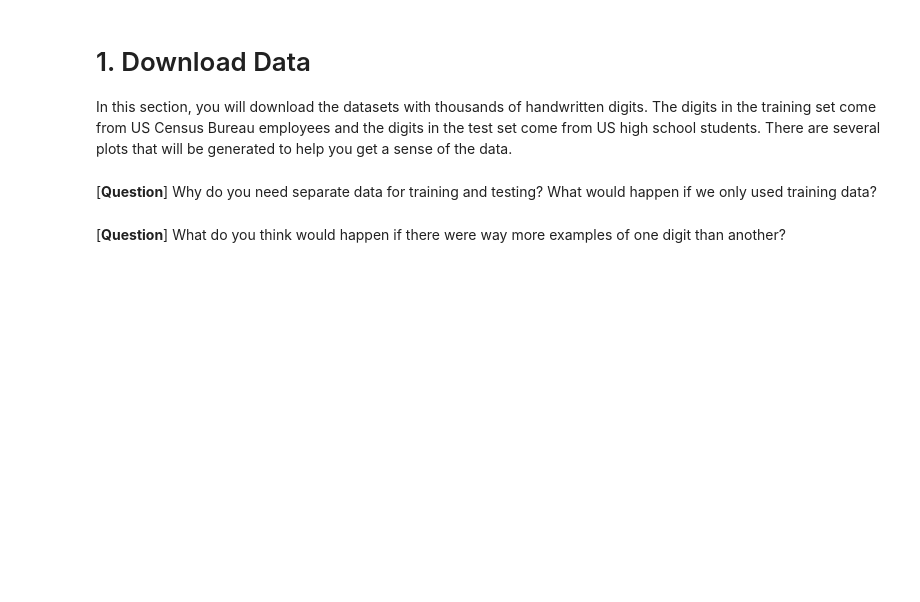
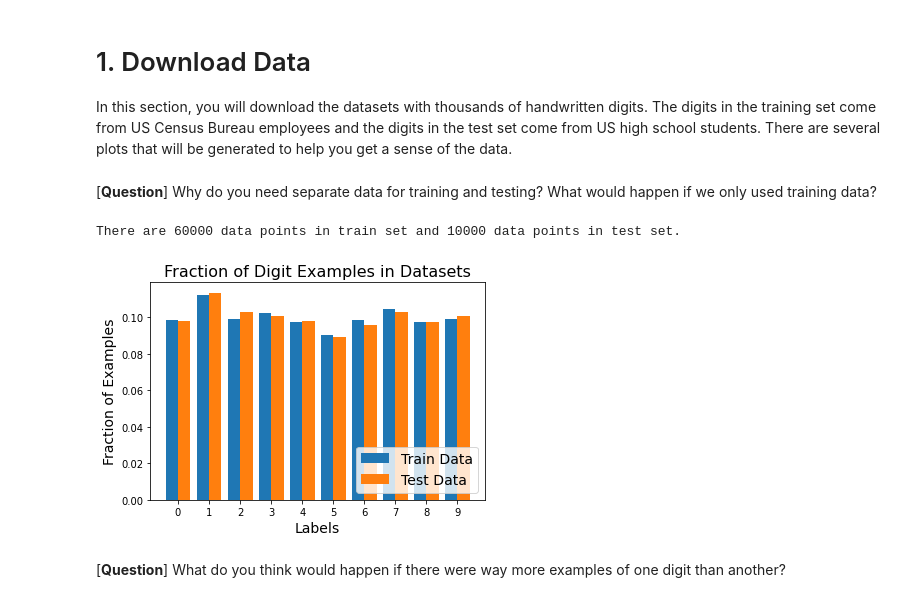
Before and after one commit to rsfwalters/NEU-OB-MLP, a Jupyter notebook: Digit_Classification_with_MNIST.ipynb, the cells around one changed output. Saved outputs shown, nothing was run; the diff lists cells and outputs as text; code cells hidden in the pictures; blank space fills up the shorter version.

```diff
--- a/Digit_Classification_with_MNIST.ipynb
+++ b/Digit_Classification_with_MNIST.ipynb
@@ -27,20 +27,23 @@ test_data = MNIST(root='data', train=False, transform=ToTensor(), download=True)
 # %%
 # print stats about datasets
 print(f'There are {len(train_data)} data points in train set' \
       f' and {len(test_data)} data points in test set.')
 
 # plot distribution of labels in train and test set
 plt.figure()
-plt.hist(train_data.targets, torch.arange(10)-0.7,
+plt.hist(train_data.targets, torch.arange(11)-0.7,
          rwidth=0.4, density=True, label='Train Data')
-plt.hist(test_data.targets, torch.arange(10)-0.3,
+plt.hist(test_data.targets, torch.arange(11)-0.3,
          rwidth=0.4, density=True, label='Test Data')
 plt.ylabel('Fraction of Examples', fontsize=14)
 plt.xticks(torch.arange(0,10))
 plt.xlabel('Labels', fontsize=14)
 plt.legend(loc='lower right', fontsize=14)
 plt.title('Fraction of Digit Examples in Datasets', fontsize=16)
 plt.show()
+# %% [output]
+There are 60000 data points in train set and 10000 data points in test set.
+[figure, added]
 # %% [markdown]
 [__Question__] What do you think would happen if there were way more examples of one digit than another?
 # %%
```
Also changed, not shown: parts of 5 cells of this notebook.
